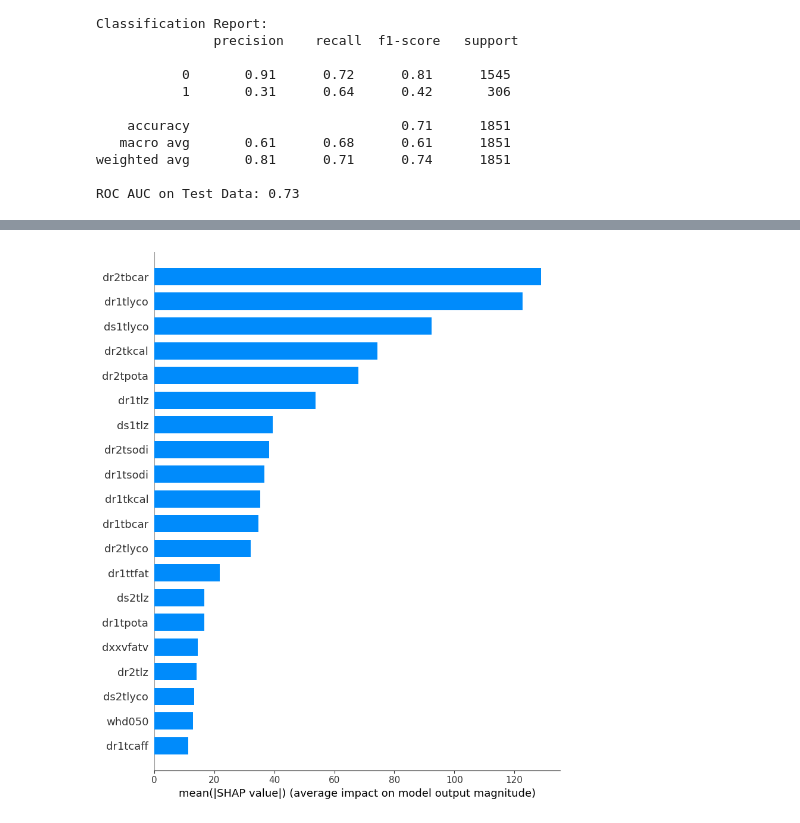
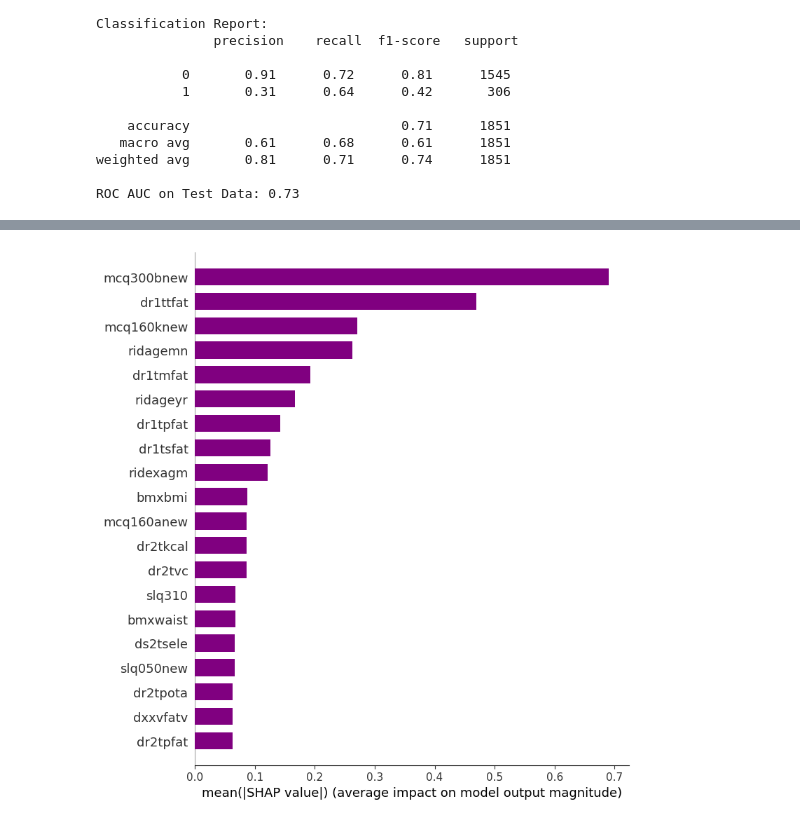
Before and after one commit to mamishere/Assessing-the-Diagnostic-Accuracy-of-ML-Algorithms-for-Identification-of-Asthma, a Jupyter notebook: main.ipynb, the cells around one changed output, grey strips where cells are left out. Saved outputs shown, nothing was run; the diff lists cells and outputs as text; code cells hidden in the pictures.

Commit message:
Fix some visual parts of the notebook

```diff
--- a/main.ipynb
+++ b/main.ipynb
@@ -330,4 +544,7 @@ ROC AUC on Test Data: 0.71
 # %%
-from sklearn.svm import SVC
-model = SVC(kernel='linear', C=1)
+# Define a Support Vector Classifier (SVC) with a linear kernel and regularization parameter C=1
+model = SVC(
+    kernel="linear",
+    C=1,
+    probability=True)
 # %%
@@ -370,0 +566,6 @@ X_test_scaled_df
+# %%
+# Create a DataFrame for the scaled features of the train data
+X_train_scaled_df = pd.DataFrame(X_train_scaled, columns=train_data.drop("mcq010new", axis=1).columns)
+
+# Display the first 5 rows of the DataFrame
+X_train_scaled_df.head(5)
@@ -371,4 +580,6 @@ X_test_scaled_df
 # %%
-explainer = shap.Explainer(model, X_test_scaled_df)
+# Create a SHAP explainer object for the model using the scaled train data
+explainer = shap.Explainer(model, X_train_scaled_df)
+
+# Calculate SHAP values for the scaled train data
+shap_values = explainer.shap_values(X_train_scaled_df)
-# %%
-shap_values = explainer.shap_values(X_test_scaled_df)
@@ -375,5 +612,5 @@ shap_values = explainer.shap_values(X_test_scaled_df)
 # %%
-shap.summary_plot(shap_values, X_test_scaled_df, plot_type='bar')
-plt.show()
+# Generate summary plot using SHAP values
+shap.summary_plot(shap_values, X_train_scaled_df, plot_type="bar", color="purple", max_display=20)
 # %% [output]
-[figure, old version]
+[figure, new version]
```
Also changed, not shown: parts of 87 cells of this notebook, 1 other file.
